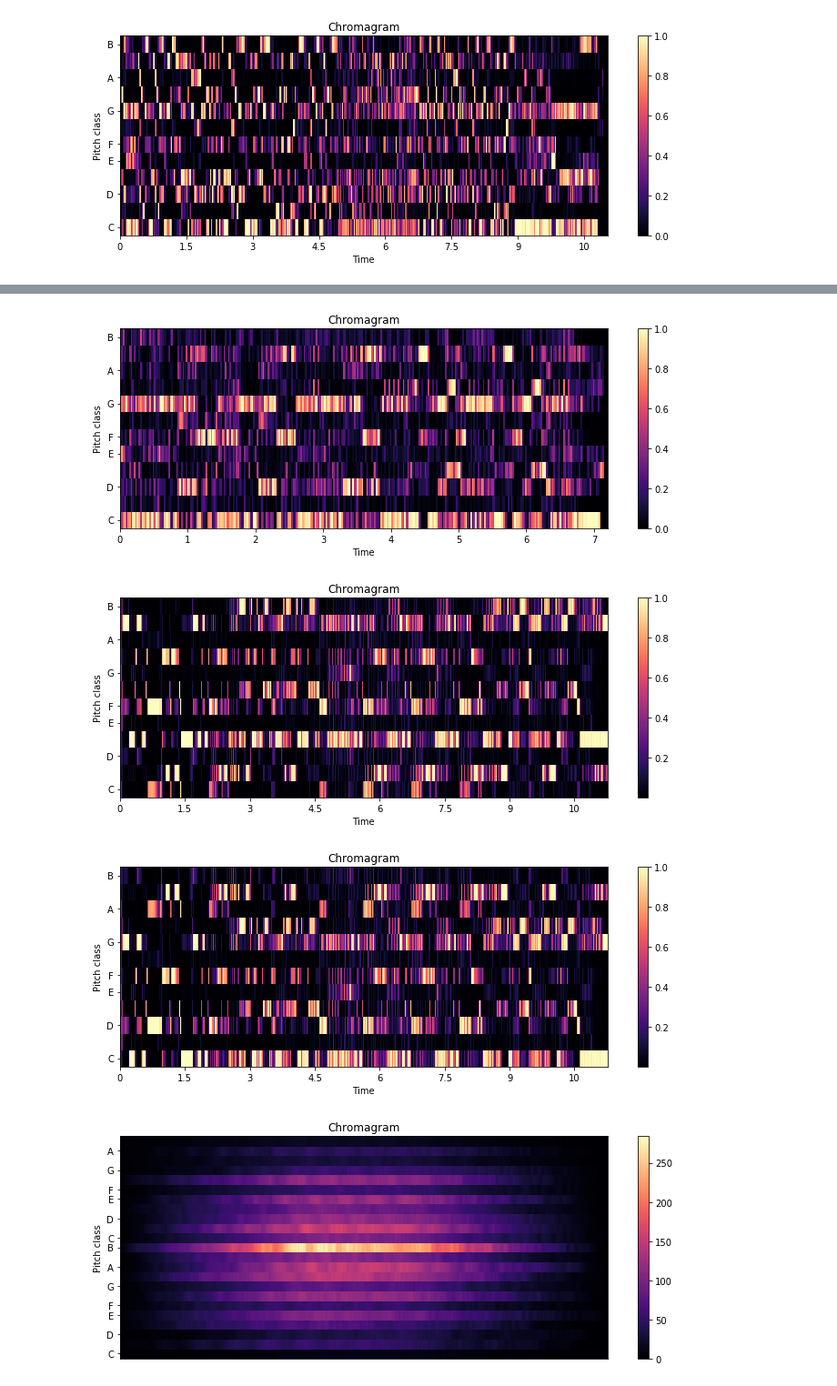
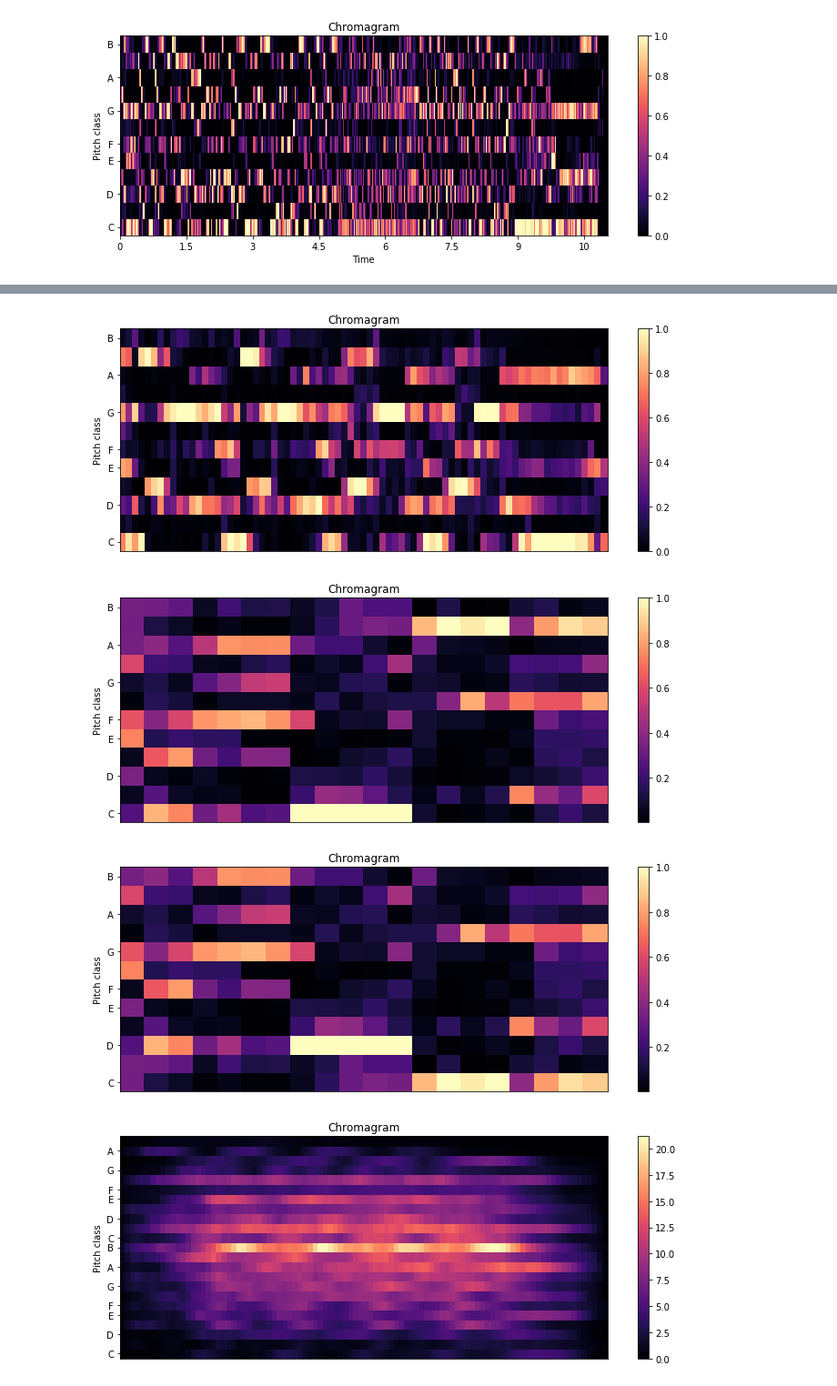
Before and after one commit to oObqpdOo/MusicSimilarity-Spark, a Jupyter notebook: Features Selectable and Similarity.ipynb, the cells around one changed output, grey strips where cells are left out. Shown: that part at 91% size. Cells and saved outputs as stored; diff of their text form; code cells hidden in the pictures.

```diff
--- a/Features Selectable and Similarity.ipynb
+++ b/Features Selectable and Similarity.ipynb
@@ -571,7 +571,7 @@ chroma2 = chroma_matrix
 
 plt.figure()
 
-path = ('music/THRONES1.mp3')
+path = ('music/guitar.mp3')
 print(path)
 fs = 44100
 
@@ -585,7 +585,7 @@ key3 = key
 
 plt.figure()
 
-path = ('music/THRONES2.mp3')
+path = ('music/guitar2.mp3')
 print(path)
 fs = 44100
 
@@ -731,7 +703,7 @@ from scipy import misc
 
 transposed_chroma = chroma3.transpose()
 plt.figure(figsize=(10, 4))
-librosa.display.specshow(transposed_chroma, y_axis='chroma', x_axis='time')
+librosa.display.specshow(transposed_chroma, y_axis='chroma')
 plt.colorbar()
 plt.title('Chromagram')
 plt.tight_layout()
@@ -741,7 +713,7 @@ transposed_chroma = transpose_chroma_matrix(key3, scale, chroma3)
 
 transposed_chroma = transposed_chroma.transpose()
 plt.figure(figsize=(10, 4))
-librosa.display.specshow(transposed_chroma, y_axis='chroma', x_axis='time')
+librosa.display.specshow(transposed_chroma, y_axis='chroma')
 plt.colorbar()
 plt.title('Chromagram')
 plt.tight_layout()
@@ -752,7 +724,7 @@ chroma3 = transposed_chroma
 
 transposed_chroma = chroma4.transpose()
 plt.figure(figsize=(10, 4))
-librosa.display.specshow(transposed_chroma, y_axis='chroma', x_axis='time')
+librosa.display.specshow(transposed_chroma, y_axis='chroma')
 plt.colorbar()
 plt.title('Chromagram')
 plt.tight_layout()
@@ -762,7 +734,7 @@ transposed_chroma = transpose_chroma_matrix(key4, scale, chroma4)
 
 transposed_chroma = transposed_chroma.transpose()
 plt.figure(figsize=(10, 4))
-librosa.display.specshow(transposed_chroma, y_axis='chroma', x_axis='time')
+librosa.display.specshow(transposed_chroma, y_axis='chroma')
 plt.colorbar()
 plt.title('Chromagram')
 plt.tight_layout()
@@ -785,7 +757,7 @@ transposed_chroma = transposed_chroma.transpose()
 
 transposed_chroma = chroma5.transpose()
 plt.figure(figsize=(10, 4))
-librosa.display.specshow(transposed_chroma, y_axis='chroma', x_axis='time')
+librosa.display.specshow(transposed_chroma, y_axis='chroma')
 plt.colorbar()
 plt.title('Chromagram')
 plt.tight_layout()
@@ -795,7 +767,7 @@ transposed_chroma = transpose_chroma_matrix(key4, scale, chroma5)
 
 transposed_chroma = transposed_chroma.transpose()
 plt.figure(figsize=(10, 4))
-librosa.display.specshow(transposed_chroma, y_axis='chroma', x_axis='time')
+librosa.display.specshow(transposed_chroma, y_axis='chroma')
 plt.colorbar()
 plt.title('Chromagram')
 plt.tight_layout()
@@ -816,5 +788,5 @@ transposed_chroma = transposed_chroma.transpose()
-[figure, old version]
+[figure, new version]
-[figure, old version]
+[figure, new version]
-[figure, old version]
+[figure, new version]
-[figure, old version]
+[figure, new version]
 [figure]
```
Also changed, not shown: parts of 13 cells of this notebook, 2 other files.
